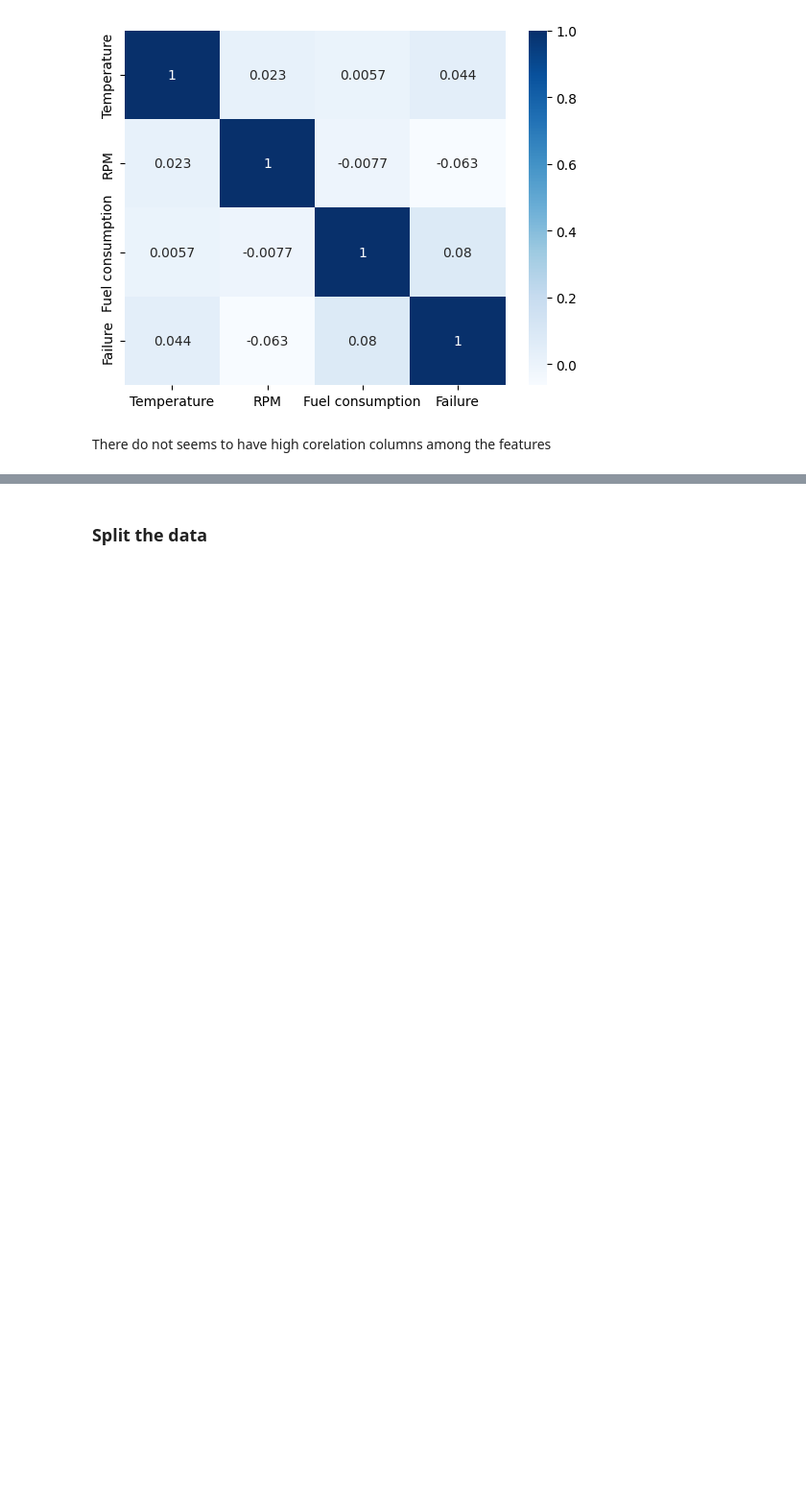
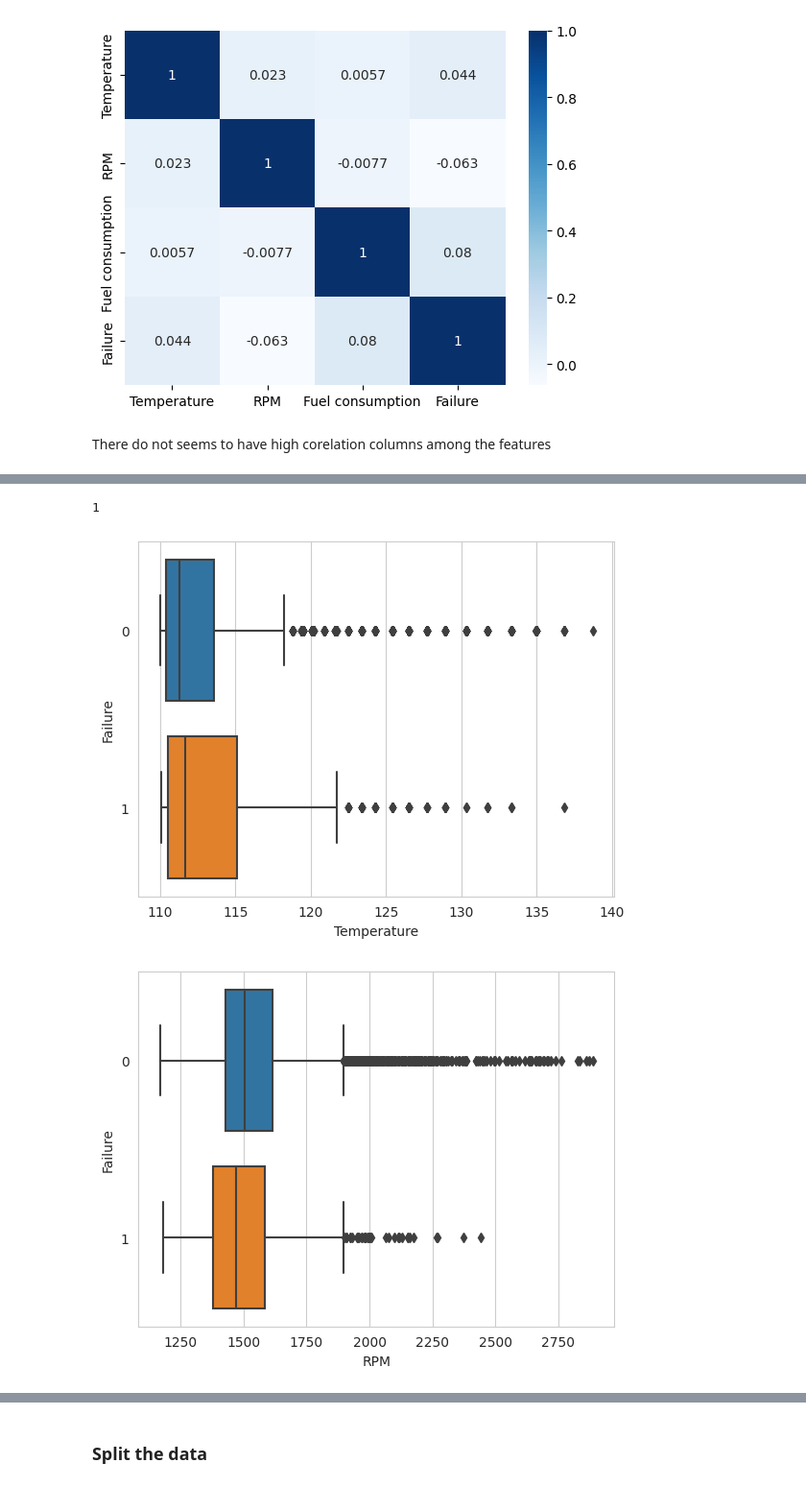
Before and after one commit to chuacc/aiap13-chua-chia-chiat-270I, a Jupyter notebook: eda.ipynb, the cells around one changed output, grey strips where cells are left out. Shown at 96% size. Drawn from its saved outputs; the diff is of its cells as text; code cells hidden in the pictures; blank space fills up the shorter version.

```diff
--- a/eda.ipynb
+++ b/eda.ipynb
@@ -347 +347,6 @@ df.head()
+# %%
+# Number of rows temperature value is more than 140 deg C
+(df["Temperature"] > 140).sum()
+# %% [output]
+1
 # %%
@@ -350,0 +355,6 @@ df.shape
+# %%
+#Plot again
+plot_box(df, num_cols)
+# %% [output]
+[figure, added]
+[figure, added]
```
Also changed, not shown: parts of 25 cells of this notebook.
